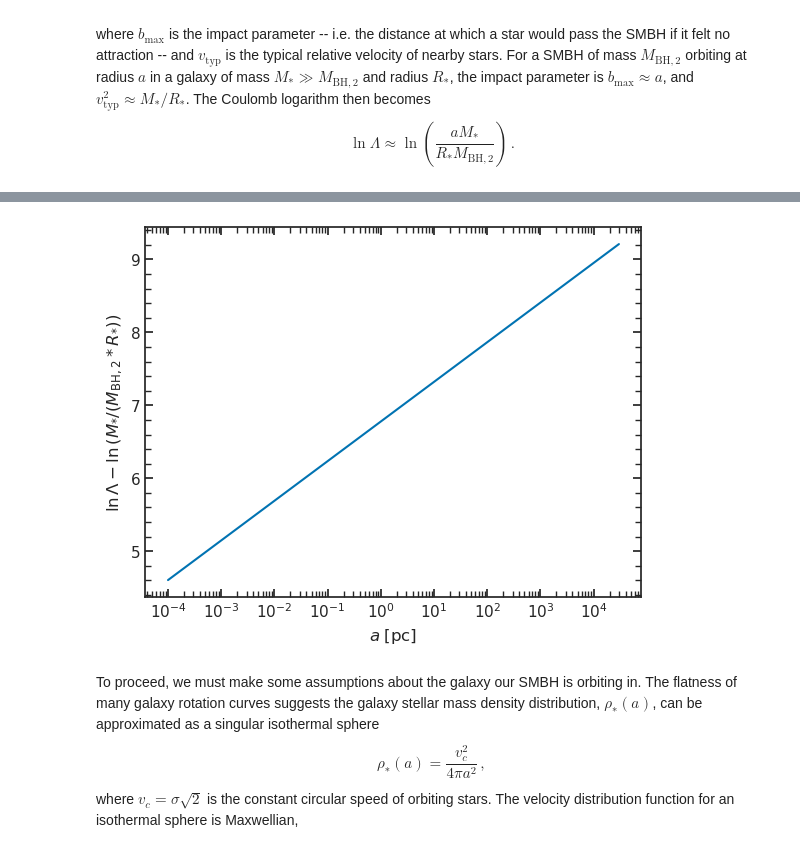
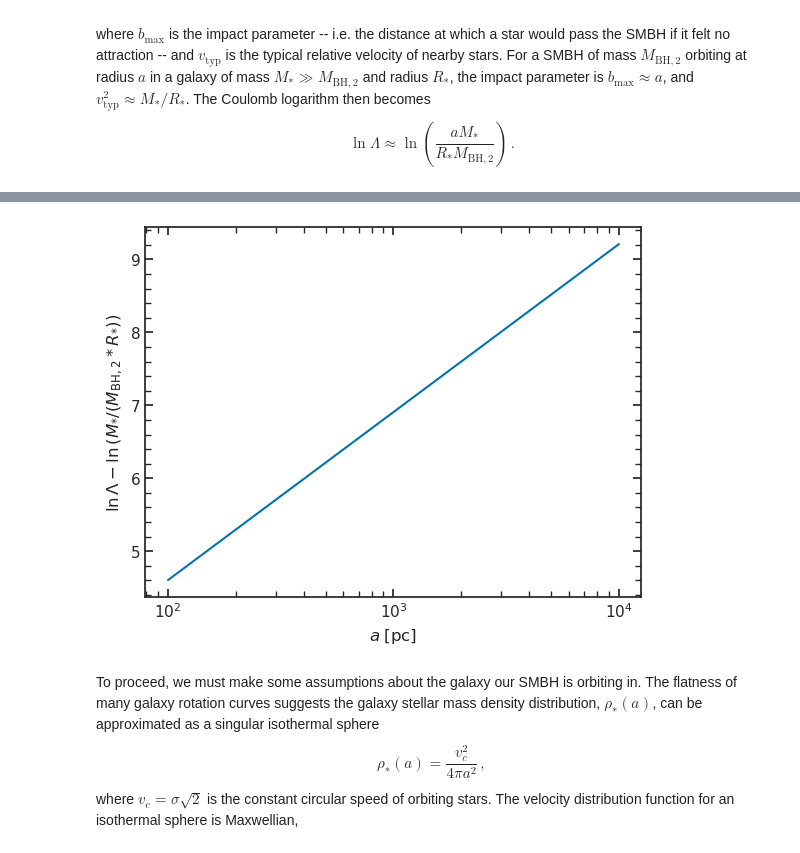
Before and after one commit to jacaseyclyde/oddAGN, a Jupyter notebook: notebooks/3-modeling/3.01-jacc-residence-timescales.ipynb, the cells around one changed output, grey strips where cells are left out. Drawn from its saved outputs; the diff is of its cells as text; code cells hidden in the pictures.

```diff
--- a/notebooks/3-modeling/3.01-jacc-residence-timescales.ipynb
+++ b/notebooks/3-modeling/3.01-jacc-residence-timescales.ipynb
@@ -125,7 +125,7 @@ mstellar = 1
 galaxy_radius = 1
 coulog = coulomb_logarithm(a_dyn_fric_plot, mbh, mstellar, galaxy_radius)
 
-ax.plot(a_sep, coulog - np.log(mstellar / (mbh * galaxy_radius)))
+ax.plot(a_dyn_fric_plot, coulog - np.log(mstellar / (mbh * galaxy_radius)))
 
 ax.set_xlabel(r"$a \; [\mathrm{pc}]$")
 ax.set_xscale("log")
@@ -138,4 +138,4 @@ plt.show()
-[figure, old version]
+[figure, new version]
 # %% [markdown]
 To proceed, we must make some assumptions about the galaxy our SMBH is orbiting in.
 The flatness of many galaxy rotation curves suggests the galaxy stellar mass density distribution, $\rho_{*}(a)$, can be approximated as a singular isothermal sphere
```
Also changed, not shown: parts of 19 cells of this notebook, 1 other file.
